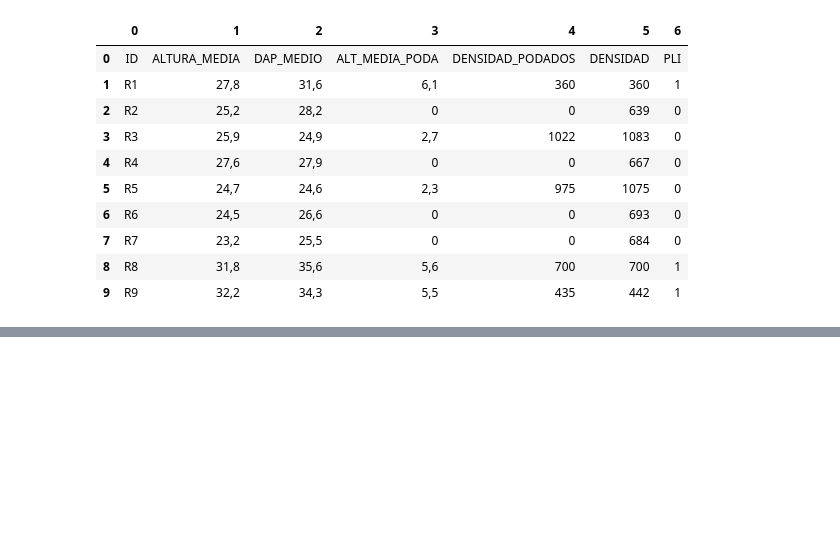
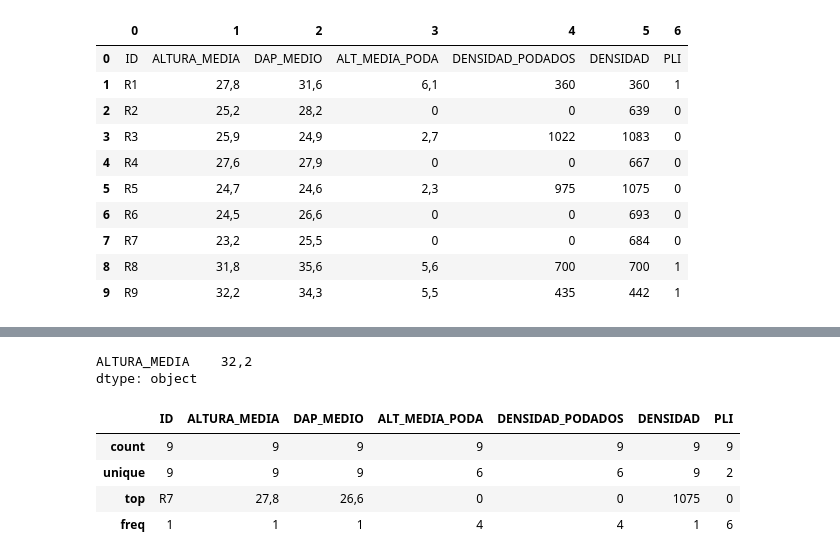
Before and after one commit to patosaid/apuntes_python, a Jupyter notebook: librerias_python.ipynb, the cells around one changed output, grey strips where cells are left out. Cells and saved outputs as stored; diff of their text form; code cells hidden in the pictures; blank space fills up the shorter version.

```diff
--- a/librerias_python.ipynb
+++ b/librerias_python.ipynb
@@ -250,0 +323,13 @@ pd.DataFrame.from_records(rows)
+# %%
+df[["ALTURA_MEDIA"]].max()
+# %% [output]
+ALTURA_MEDIA    32,2
+dtype: object
+# %%
+df.describe()
+# %% [output]
+|  | ID | ALTURA_MEDIA | DAP_MEDIO | ALT_MEDIA_PODA | DENSIDAD_PODADOS | DENSIDAD | PLI |
+| count | 9 | 9 | 9 | 9 | 9 | 9 | 9 |
+| unique | 9 | 9 | 9 | 6 | 6 | 9 | 2 |
+| top | R7 | 27,8 | 26,6 | 0 | 0 | 1075 | 0 |
+| freq | 1 | 1 | 1 | 4 | 4 | 1 | 6 |
```
Also changed, not shown: parts of 9 cells of this notebook.
